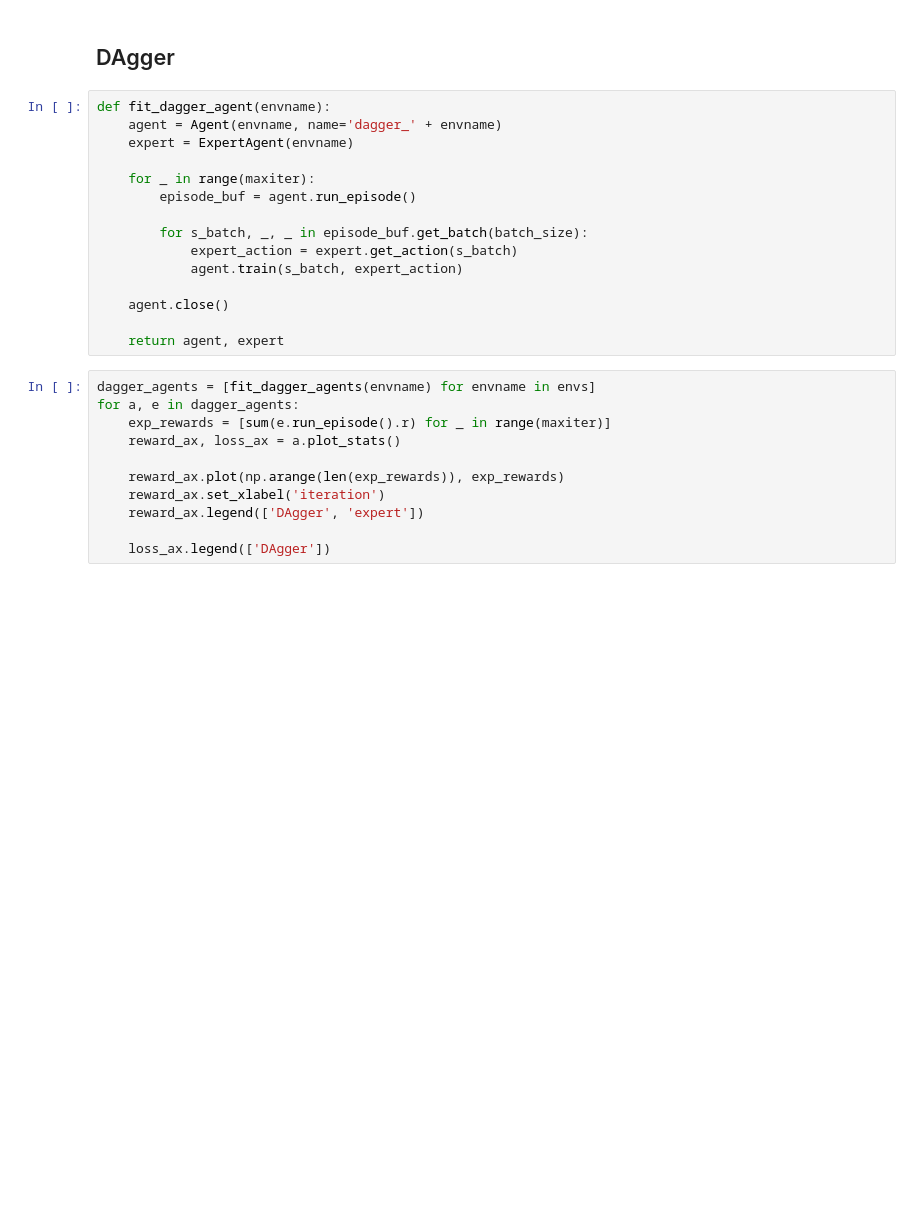
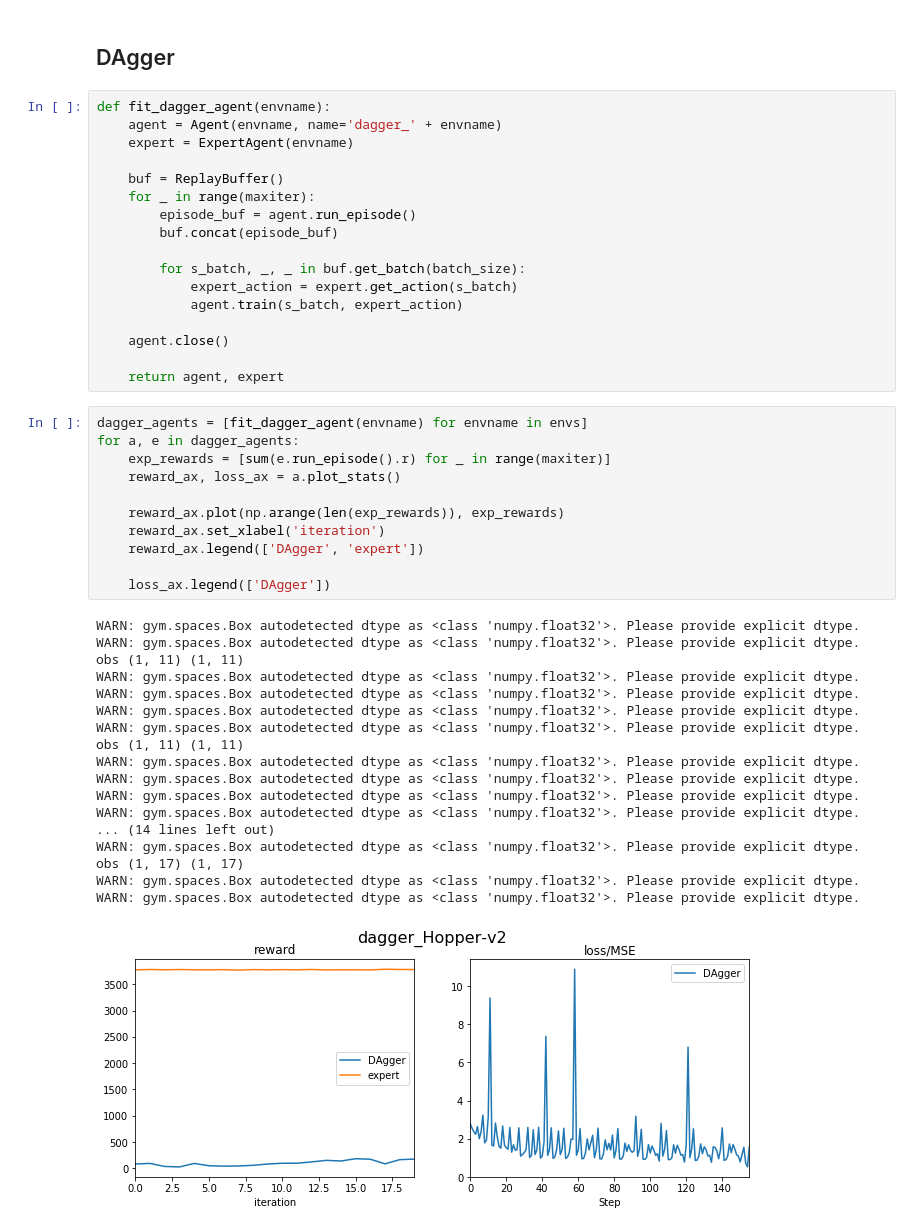
Before and after one commit to TaekSoonJang/homework, a Jupyter notebook: hw1/hw1.ipynb, the cells around one changed output. Drawn from its saved outputs; the diff is of its cells as text; blank space fills up the shorter version.

Commit message:
Ran bc and dagger

```diff
--- a/hw1/hw1.ipynb
+++ b/hw1/hw1.ipynb
@@ -246,10 +291,12 @@ def fit_dagger_agent(envname):
     agent = Agent(envname, name='dagger_' + envname)
     expert = ExpertAgent(envname)
 
+    buf = ReplayBuffer()
     for _ in range(maxiter):
         episode_buf = agent.run_episode()
+        buf.concat(episode_buf)
 
-        for s_batch, _, _ in episode_buf.get_batch(batch_size):
+        for s_batch, _, _ in buf.get_batch(batch_size):
             expert_action = expert.get_action(s_batch)
             agent.train(s_batch, expert_action)
 
@@ -257,13 +304,32 @@ def fit_dagger_agent(envname):
 
     return agent, expert
 # %%
-dagger_agents = [fit_dagger_agents(envname) for envname in envs]
+dagger_agents = [fit_dagger_agent(envname) for envname in envs]
 for a, e in dagger_agents:
     exp_rewards = [sum(e.run_episode().r) for _ in range(maxiter)]
     reward_ax, loss_ax = a.plot_stats()
 
     reward_ax.plot(np.arange(len(exp_rewards)), exp_rewards)
     reward_ax.set_xlabel('iteration')
     reward_ax.legend(['DAgger', 'expert'])
 
     loss_ax.legend(['DAgger'])
+# %% [output]
+WARN: gym.spaces.Box autodetected dtype as <class 'numpy.float32'>. Please provide explicit dtype.
+WARN: gym.spaces.Box autodetected dtype as <class 'numpy.float32'>. Please provide explicit dtype.
+obs (1, 11) (1, 11)
+WARN: gym.spaces.Box autodetected dtype as <class 'numpy.float32'>. Please provide explicit dtype.
+WARN: gym.spaces.Box autodetected dtype as <class 'numpy.float32'>. Please provide explicit dtype.
+WARN: gym.spaces.Box autodetected dtype as <class 'numpy.float32'>. Please provide explicit dtype.
+WARN: gym.spaces.Box autodetected dtype as <class 'numpy.float32'>. Please provide explicit dtype.
+obs (1, 11) (1, 11)
+WARN: gym.spaces.Box autodetected dtype as <class 'numpy.float32'>. Please provide explicit dtype.
+WARN: gym.spaces.Box autodetected dtype as <class 'numpy.float32'>. Please provide explicit dtype.
+WARN: gym.spaces.Box autodetected dtype as <class 'numpy.float32'>. Please provide explicit dtype.
+WARN: gym.spaces.Box autodetected dtype as <class 'numpy.float32'>. Please provide explicit dtype.
+... (14 lines left out)
+WARN: gym.spaces.Box autodetected dtype as <class 'numpy.float32'>. Please provide explicit dtype.
+obs (1, 17) (1, 17)
+WARN: gym.spaces.Box autodetected dtype as <class 'numpy.float32'>. Please provide explicit dtype.
+WARN: gym.spaces.Box autodetected dtype as <class 'numpy.float32'>. Please provide explicit dtype.
+[figure, added]
```
Also changed, not shown: parts of 8 cells of this notebook, 1 other file.
